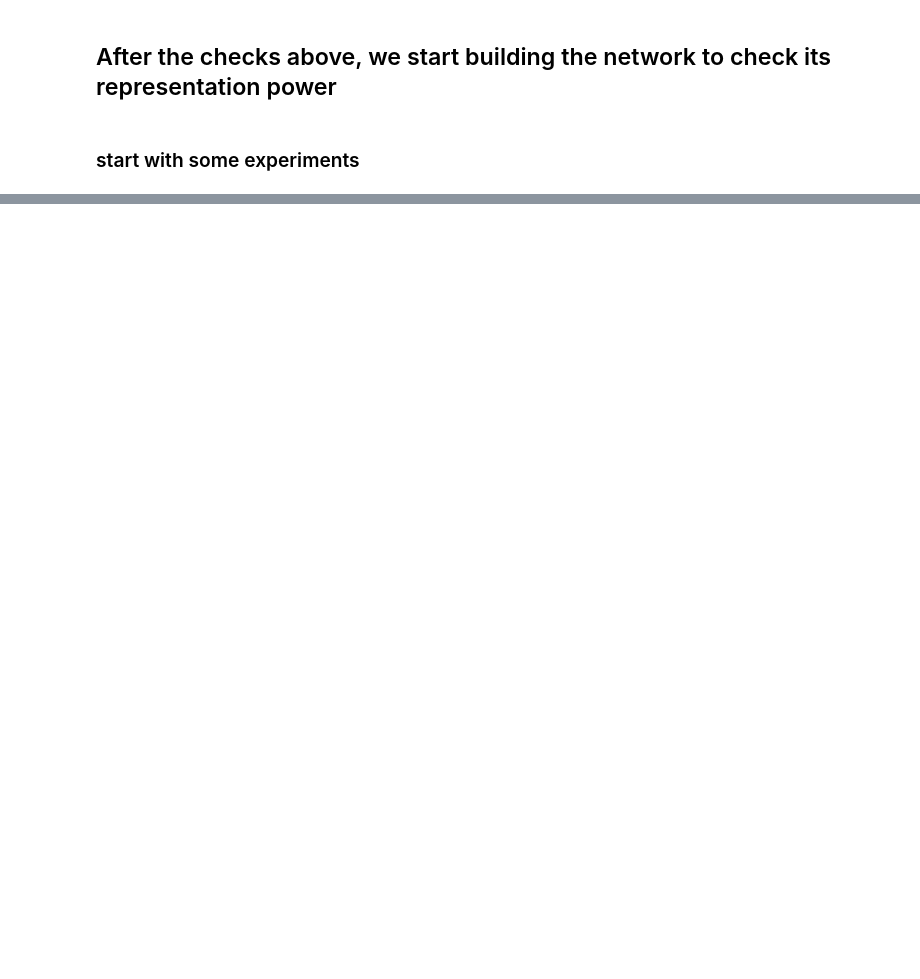
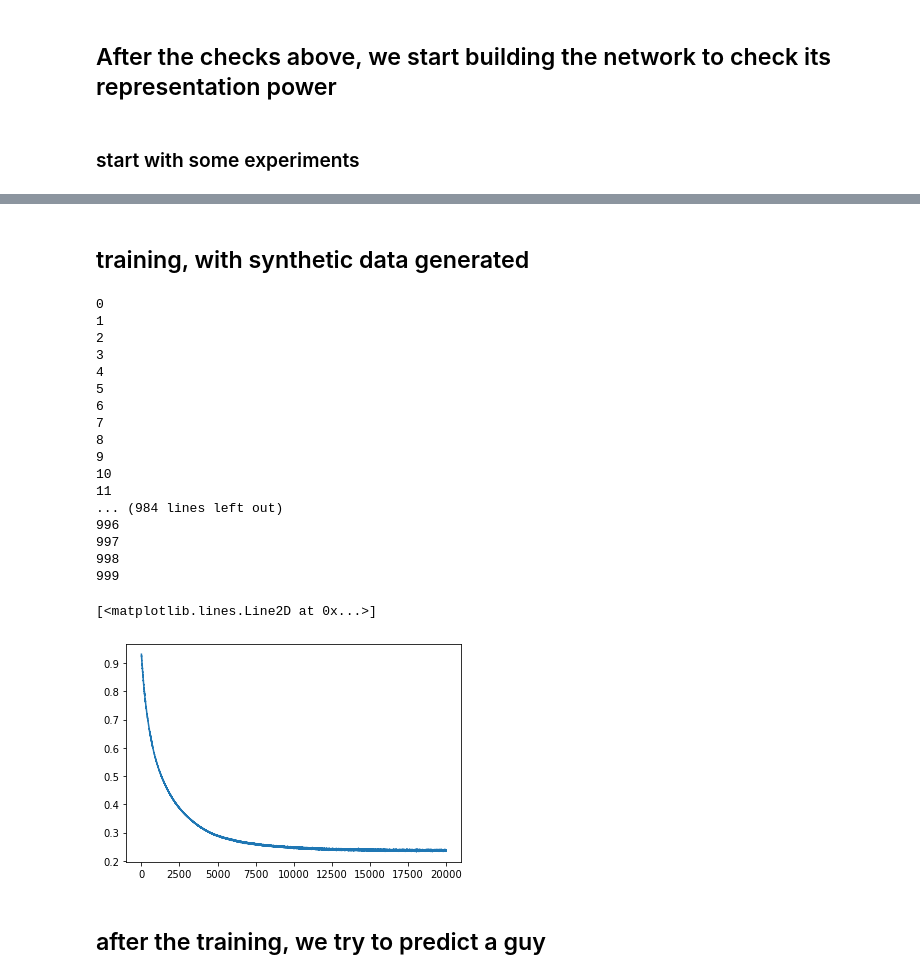
Before and after one commit to TurquoiseKitty/AssortmentNN, a Jupyter notebook: AssortmentNN_markov.ipynb, the cells around one changed output, grey strips where cells are left out. Cells and saved outputs as stored; diff of their text form; code cells hidden in the pictures; blank space fills up the shorter version.

Commit message:
model demo

```diff
--- a/AssortmentNN_markov.ipynb
+++ b/AssortmentNN_markov.ipynb
@@ -73,7 +73,7 @@ def actual_prob(Lams, TransP, Assorts):
     B = TransP[np.expand_dims(S_bar, axis=1), S_plus]
     C = TransP[np.expand_dims(S_bar, axis=1), S_bar]
 
-    distri = np.zeros(len(Lams)+1)
+    distri = np.zeros(len(Lams))
 
     addi = np.matmul(np.matmul(np.expand_dims(Lams[S_bar], axis=0), np.linalg.inv(np.identity(len(C)) - C)), B)
 
@@ -128,0 +255,73 @@ OSError: dlopen(/Users/turquoisekitty/opt/anaconda3/envs/working/lib/python3.8/s
+# %% [markdown]
+## training, with synthetic data generated
+# %%
+from torch import optim
+from torch.utils.data import Dataset, DataLoader, TensorDataset
+import matplotlib.pyplot as plt
+
+N_prod = 10
+Vec_Len = N_prod + 1
+Neck_Len = 5
+EPOCHS = 1000
+
+transP = gen_transition_nodiag(N_prod)
+lams = np.array([1/N_prod] * N_prod)
+Training_Sample_Amount = 10000
+
+INPUT = np.zeros((Training_Sample_Amount,Vec_Len))
+OUTPUT = np.zeros((Training_Sample_Amount,Vec_Len))
+for i in range(Training_Sample_Amount):
+    # generate input vector, which has length vec_len
+    # the first element is 0, which should be ignored when treated as an assortment
+    potential_vec = np.random.uniform(low=0., high=1, size=Vec_Len)
+    potential_vec[0] = 0
+    potential_vec[potential_vec > 1/2] = 1
+    potential_vec[potential_vec <= 1/2] = 0
+
+    INPUT[i] = potential_vec
+    OUTPUT[i] = actual_prob(lams, transP, potential_vec[1:])
+
+created_dataset = TensorDataset(torch.Tensor(INPUT),torch.Tensor(OUTPUT))
+dataloader = DataLoader(created_dataset, shuffle=True, batch_size = 500)
+
+
+model = Bottleneck(Vec_Len, Neck_Len)
+optimizer = optim.Adam(model.parameters(), lr = 0.0005)
+criterion = nn.BCELoss()
+
+
+losses = []
+for epo in range(EPOCHS):
+    print(epo)
+    for step, (IN, TEST) in enumerate(dataloader):
+        OUT = model(IN)
+        loss = criterion(OUT,TEST)
+        optimizer.zero_grad()
+        loss.backward()
+        optimizer.step()
+
+        losses.append(loss.detach().item())
+
+plt.plot(losses)
+# %% [output]
+0
+1
+2
+3
+4
+5
+6
+7
+8
+9
+10
+11
+... (984 lines left out)
+996
+997
+998
+999
+[<matplotlib.lines.Line2D at 0x...>]
+[figure, added]
+# %% [markdown]
+## after the training, we try to predict a guy
```
Also changed, not shown: parts of 8 cells of this notebook.
